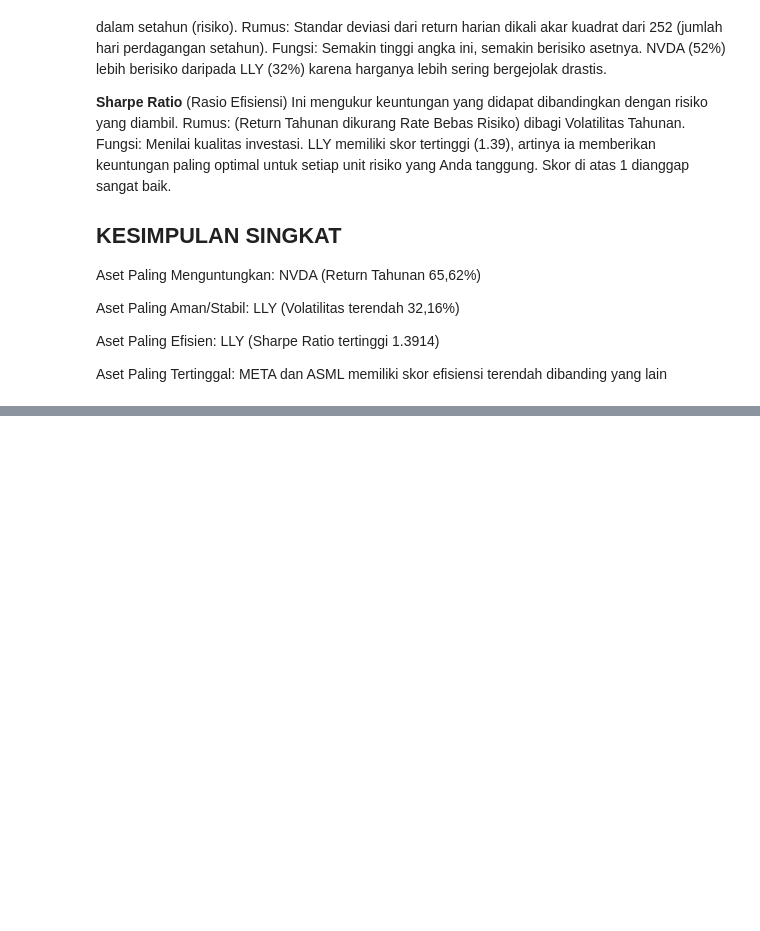
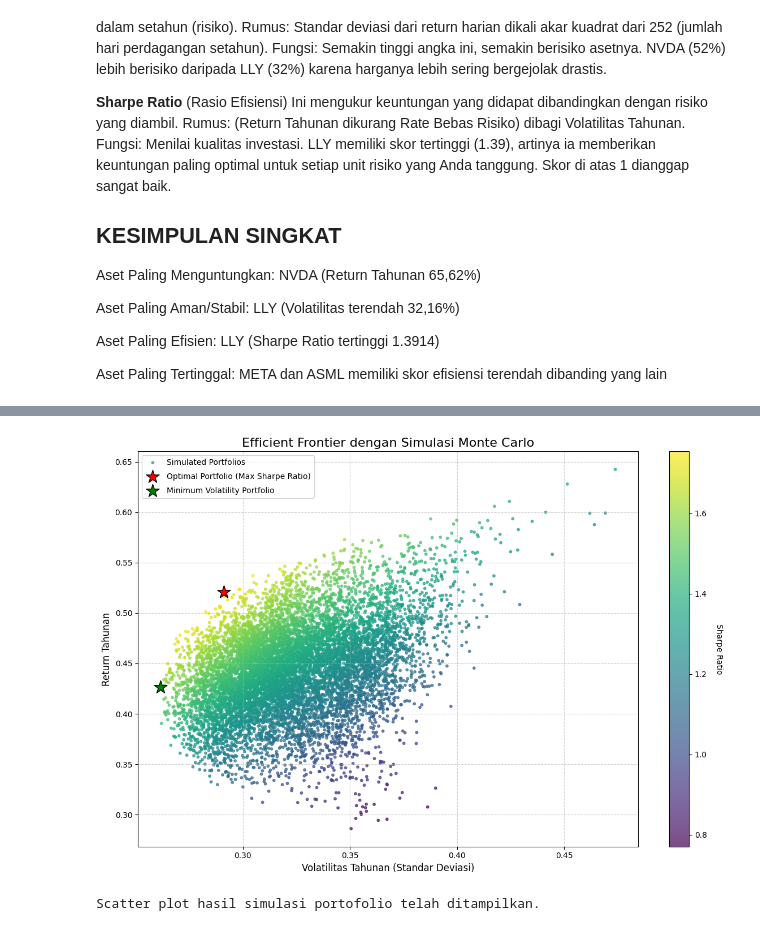
Before and after one commit to natsuka07/Stock-Analysis, a Jupyter notebook: Anal-Stock.ipynb, the cells around one changed output, grey strips where cells are left out. Drawn from its saved outputs; the diff is of its cells as text; code cells hidden in the pictures; blank space fills up the shorter version.

```diff
--- a/Anal-Stock.ipynb
+++ b/Anal-Stock.ipynb
@@ -272,0 +275,15 @@ Aset Paling Tertinggal: META dan ASML memiliki skor efisiensi terendah dibanding
+# %%
+# 8. Asumsikan bobot yang sama untuk setiap saham dalam portofolio
+# Anda bisa memodifikasi bobot ini untuk analisis sensitivitas
+num_assets = len(tickers)
+weights = np.array([1/num_assets] * num_assets)
+
+# Pastikan bobot yang digunakan memiliki indeks kolom yang sama dengan daily_returns
+weights_df = pd.Series(weights, index=daily_returns.columns)
+
+# 9. Hitung daily returns portofolio
+portfolio_daily_returns = daily_returns.dot(weights)
+
+# Tampilkan lima baris pertama daily returns portofolio
+print("Lima Baris Pertama Daily Returns Portofolio:")
+print(portfolio_daily_returns.head())
@@ -272,0 +401,62 @@ Aset Paling Tertinggal: META dan ASML memiliki skor efisiensi terendah dibanding
+# %%
+
+# 1. Buat scatter plot dari semua portofolio yang disimulasikan
+plt.figure(figsize=(12, 8))
+
+# Scatter plot untuk semua portofolio
+scatter = plt.scatter(
+    portfolio_results['Volatility'],
+    portfolio_results['Return'],
+    c=portfolio_results['Sharpe Ratio'], # Warna berdasarkan Sharpe Ratio
+    cmap='viridis', # Colormap
+    marker='o',
+    s=10, # Ukuran marker
+    alpha=0.7,
+    label='Simulated Portfolios'
+)
+
+# 2. Tandai portofolio optimal (Sharpe Ratio tertinggi)
+plt.scatter(
+    optimal_portfolio['Volatility'],
+    optimal_portfolio['Return'],
+    marker='*', # Penanda bintang
+    color='red',
+    s=300, # Ukuran lebih besar
+    label='Optimal Portfolio (Max Sharpe Ratio)',
+    edgecolors='black',
+    linewidth=1
+)
+
+# 3. Tandai portofolio risiko minimum
+plt.scatter(
+    min_volatility_portfolio['Volatility'],
+    min_volatility_portfolio['Return'],
+    marker='*', # Penanda bintang
+    color='green',
+    s=300, # Ukuran lebih besar
+    label='Minimum Volatility Portfolio',
+    edgecolors='black',
+    linewidth=1
+)
+
+# 4. Tambahkan judul plot dan label sumbu
+plt.title('Efficient Frontier dengan Simulasi Monte Carlo', fontsize=16)
+plt.xlabel('Volatilitas Tahunan (Standar Deviasi)', fontsize=12)
+plt.ylabel('Return Tahunan', fontsize=12)
+
+# 5. Tampilkan legenda dan grid
+plt.legend(labelspacing=0.8, loc='best')
+plt.grid(True, linestyle='--', alpha=0.6)
+
+# Tambahkan color bar untuk Sharpe Ratio
+cbar = plt.colorbar(scatter)
+cbar.set_label('Sharpe Ratio', rotation=270, labelpad=20)
+
+# Tampilkan plot
+plt.tight_layout()
+plt.show()
+
+print("Scatter plot hasil simulasi portofolio telah ditampilkan.")
+# %% [output]
+[figure, added]
+Scatter plot hasil simulasi portofolio telah ditampilkan.
```
Also changed, not shown: parts of 8 cells of this notebook.
